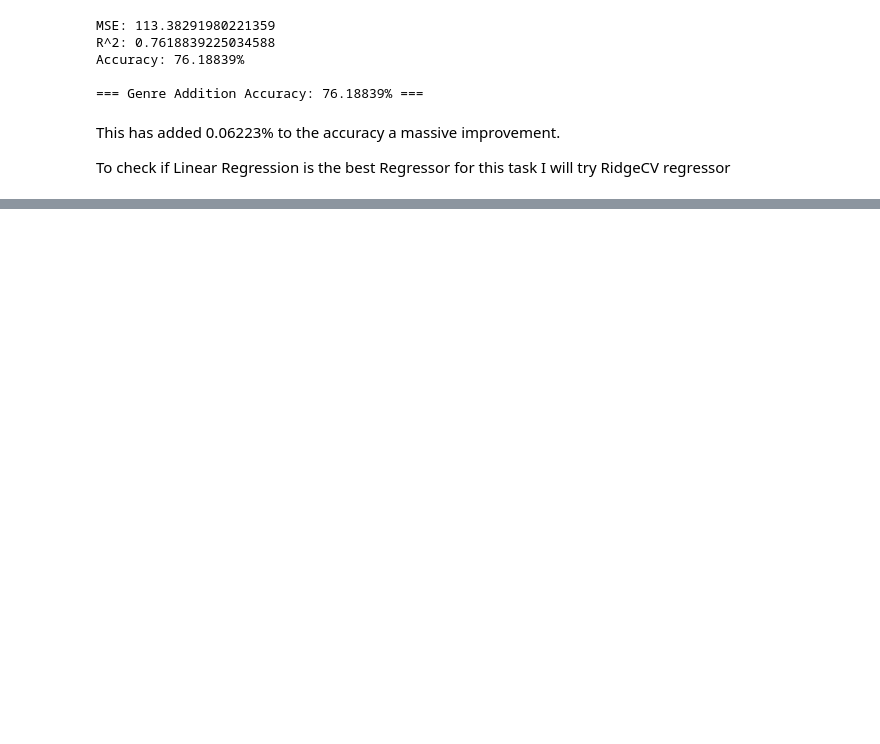
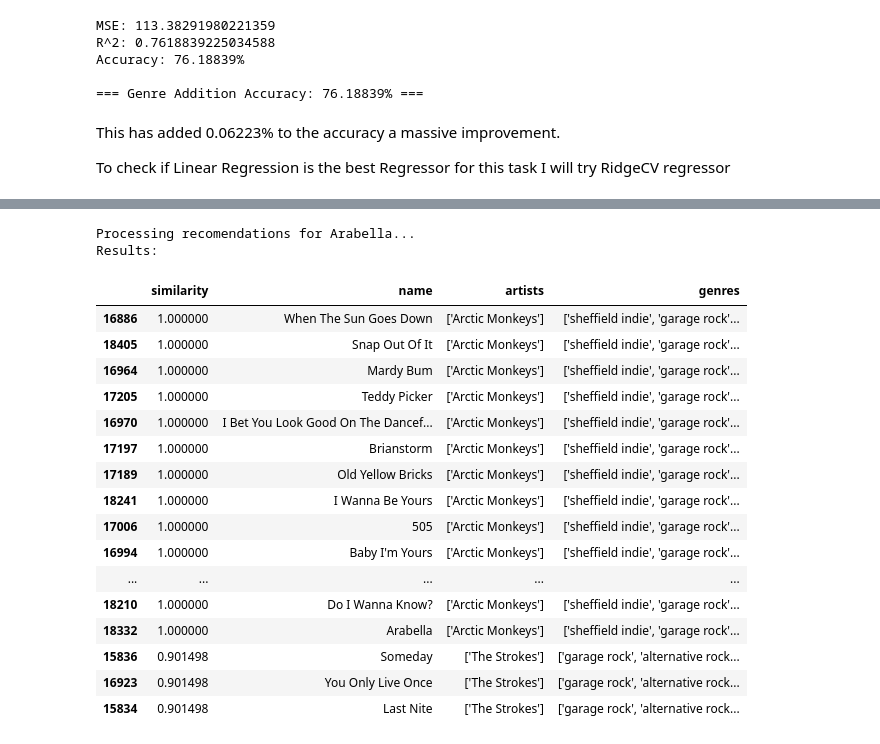
Before and after one commit to Calrizer/SpotifyExperiments, a Jupyter notebook: spotify.ipynb, the cells around one changed output, grey strips where cells are left out. Saved outputs shown, nothing was run; the diff lists cells and outputs as text; code cells hidden in the pictures; blank space fills up the shorter version.

```diff
--- a/spotify.ipynb
+++ b/spotify.ipynb
@@ -522,0 +738,70 @@ print(recommend(reccomendationDF, 'Santana'))
+# %%
+# Sets a new DataFrame based on 'songs_w_genres.csv'.
+
+recomendationDF = pd.read_csv('songs_w_genres.csv')
+
+# Removes unnecessary columns.
+
+recomendationDF = recomendationDF.drop(columns=['id', 'release_date', 'mode', 'valence','tempo','loudness','acousticness','danceability','duration_ms','energy','explicit','instrumentalness','key','liveness','year','speechiness'])
+
+# Function for recommending songs based on a given DataFrame and song name.
+
+def recommendSongs(data, songName):
+
+    print('Processing recomendations for ' + str(songName) + '...')
+
+    # Obtains the index of the given artist.
+
+    target = data.loc[data['name'] == songName].head(1).index.item()
+
+    #Converts 'genres' string into a matrix of token counts. Then applies Cosine Similarity to the matrix.
+
+    vectoriser = CountVectorizer(stop_words = 'english')
+    countMatrix = vectoriser.fit_transform(data['genres'].iloc[0:30000])
+    cosineSimMatrix = cosine_similarity(countMatrix, countMatrix)
+
+    # Derives similarity score based on provided song, and sorts results in decending order.
+
+    similarityScore = pd.Series(cosineSimMatrix[target]).sort_values(ascending = False)
+
+    # Defines new DataFrame for results.
+
+    rec = similarityScore.iloc[1:19].to_frame(name = 'similarity')
+
+    rec['name'] = ''
+    rec['artists'] = ''
+    rec['genres'] = ''
+
+    # Appends song information to the output DataFrame.
+
+    for index, row in rec.iterrows():
+
+        rec.loc[index, 'name'] = str(list(data['name'])[index])
+        rec.loc[index, 'artists'] = str(list(data['artists'])[index])
+        rec.loc[index, 'genres'] = str(list(data['genres'])[index])
+
+    print('Results:')
+
+    return rec
+
+recommendSongs(recomendationDF, 'Arabella')
+# %% [output]
+Processing recomendations for Arabella...
+Results:
+|  | similarity | name | artists | genres |
+| 16886 | 1.000000 | When The Sun Goes Down | ['Arctic Monkeys'] | ['sheffield indie', 'garage rock'... |
+| 18405 | 1.000000 | Snap Out Of It | ['Arctic Monkeys'] | ['sheffield indie', 'garage rock'... |
+| 16964 | 1.000000 | Mardy Bum | ['Arctic Monkeys'] | ['sheffield indie', 'garage rock'... |
+| 17205 | 1.000000 | Teddy Picker | ['Arctic Monkeys'] | ['sheffield indie', 'garage rock'... |
+| 16970 | 1.000000 | I Bet You Look Good On The Dancef... | ['Arctic Monkeys'] | ['sheffield indie', 'garage rock'... |
+| 17197 | 1.000000 | Brianstorm | ['Arctic Monkeys'] | ['sheffield indie', 'garage rock'... |
+| 17189 | 1.000000 | Old Yellow Bricks | ['Arctic Monkeys'] | ['sheffield indie', 'garage rock'... |
+| 18241 | 1.000000 | I Wanna Be Yours | ['Arctic Monkeys'] | ['sheffield indie', 'garage rock'... |
+| 17006 | 1.000000 | 505 | ['Arctic Monkeys'] | ['sheffield indie', 'garage rock'... |
+| 16994 | 1.000000 | Baby I'm Yours | ['Arctic Monkeys'] | ['sheffield indie', 'garage rock'... |
+| ... | ... | ... | ... | ... |
+| 18210 | 1.000000 | Do I Wanna Know? | ['Arctic Monkeys'] | ['sheffield indie', 'garage rock'... |
+| 18332 | 1.000000 | Arabella | ['Arctic Monkeys'] | ['sheffield indie', 'garage rock'... |
+| 15836 | 0.901498 | Someday | ['The Strokes'] | ['garage rock', 'alternative rock... |
+| 16923 | 0.901498 | You Only Live Once | ['The Strokes'] | ['garage rock', 'alternative rock... |
+| 15834 | 0.901498 | Last Nite | ['The Strokes'] | ['garage rock', 'alternative rock... |
```
Also changed, not shown: parts of 21 cells of this notebook.
